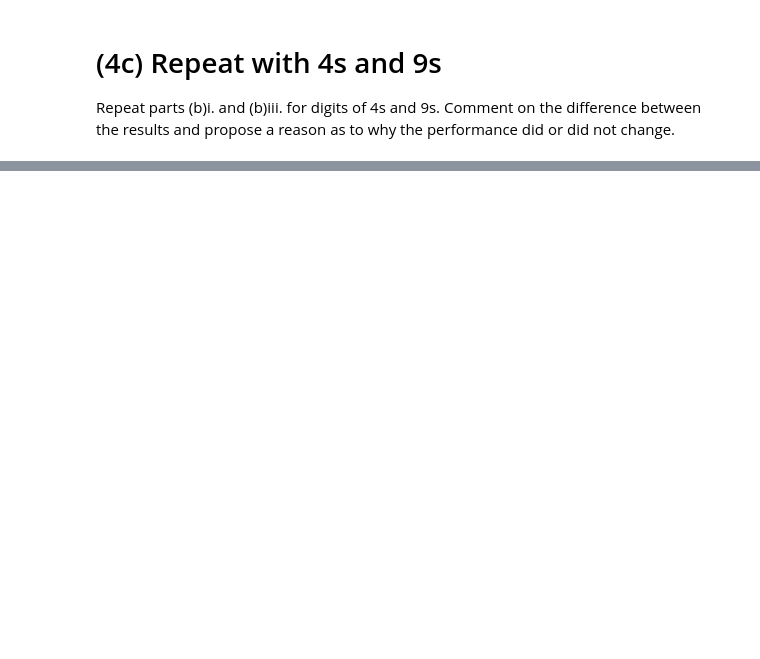
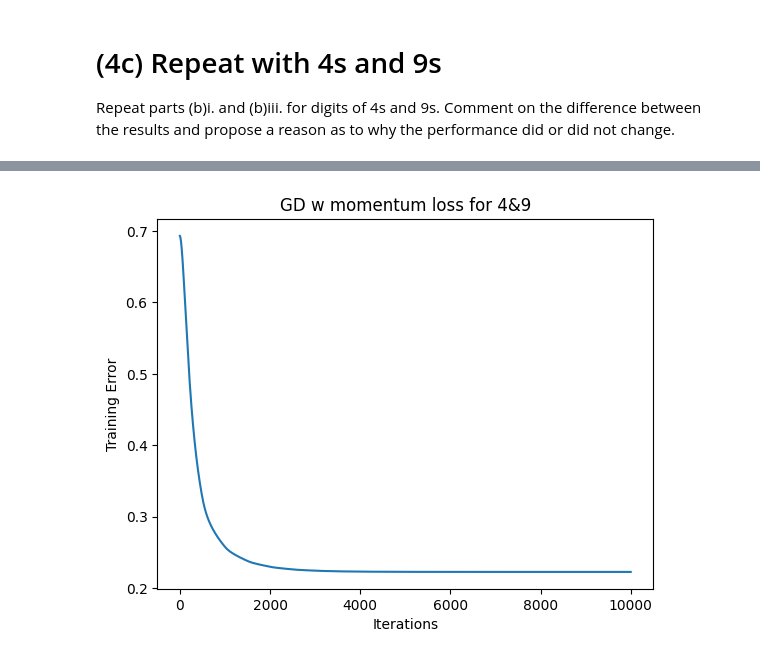
Before and after one commit to catliba/173a, a Jupyter notebook: Caleb-HW3_Q4.ipynb, the cells around one changed output, grey strips where cells are left out. Drawn from its saved outputs; the diff is of its cells as text; code cells hidden in the pictures; blank space fills up the shorter version.

```diff
--- a/Caleb-HW3_Q4.ipynb
+++ b/Caleb-HW3_Q4.ipynb
@@ -197,0 +233,43 @@ w_star, F_hist, x_train, y_train, x_test, y_test = gradient_descent(w, T=10000,
+# %%
+# Gradient Descent with momentum
+
+w = np.zeros((784,1))
+
+def gradF(w, x_train, y_train):
+    expected_value = np.exp(-y_train*(x_train @ w))
+    gradient = (-expected_value/(1+expected_value))*y_train*x_train
+    return gradient.transpose().mean(axis=1).reshape((28*28,1))
+
+def F(w, x_train, y_train):
+    F = np.log(1+np.exp(-y_train*(x_train @ w))).mean()
+    return F
+
+def gradient_descent(w, T=1000, mu=1e-4, num1=0, num2=1, plot=True):
+    x_train, y_train, x_test, y_test = output_data(num1,num2)
+    F_history = []
+    diff = np.zeros_like(w)
+    beta = 0.99
+
+    for t in range(T):
+        F_history.append(F(w,x_train,y_train))
+        grad = gradF(w, x_train, y_train)
+        diff = beta * diff - mu * grad
+        w = w + diff
+
+        if (t%500) == 0:
+            print(t, 'iterations...')
+            clear_output(wait=True)
+            mu = mu/2
+
+    if plot:
+        plt.plot(range(T), F_history)
+        plt.xlabel('Iterations')
+        plt.ylabel('Training Error')
+        plt.title('GD w momentum loss for '+str(num1)+'&'+str(num2))
+
+    return w, F_history, x_train, y_train, x_test, y_test
+
+Tmax = 10000
+w_star, F_hist, x_train, y_train, x_test, y_test = gradient_descent(w, T=Tmax, mu=1e-4, num1=4, num2=9, plot=True)
+# %% [output]
+[figure, added]
```
Also changed, not shown: parts of 5 cells of this notebook, 4 other files.
